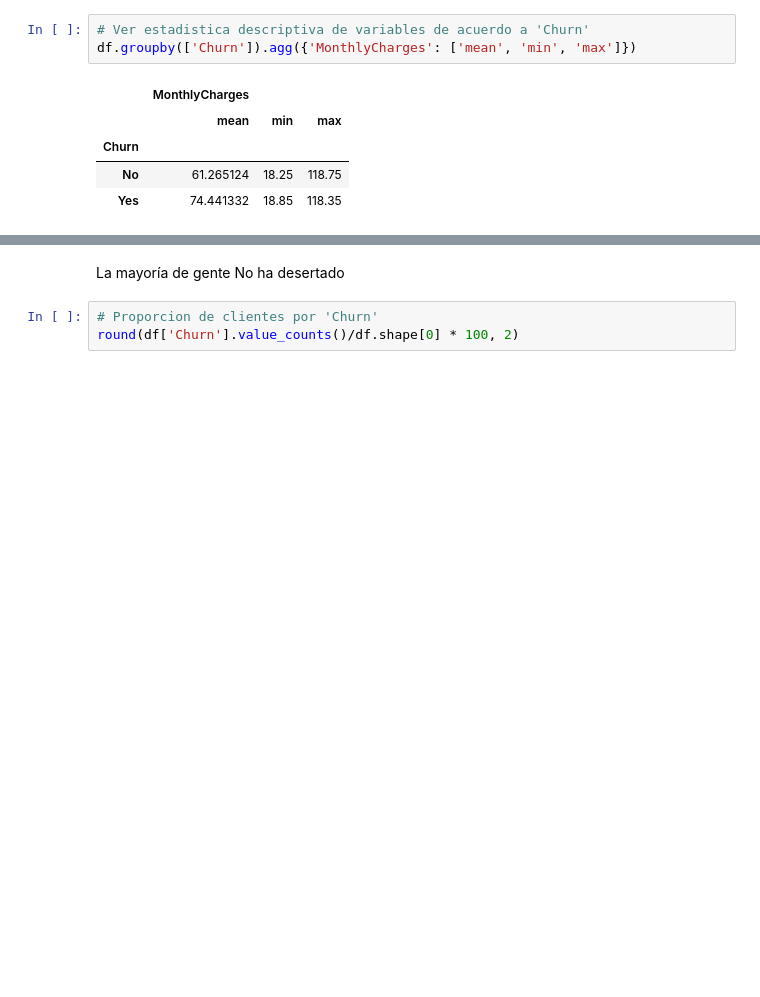
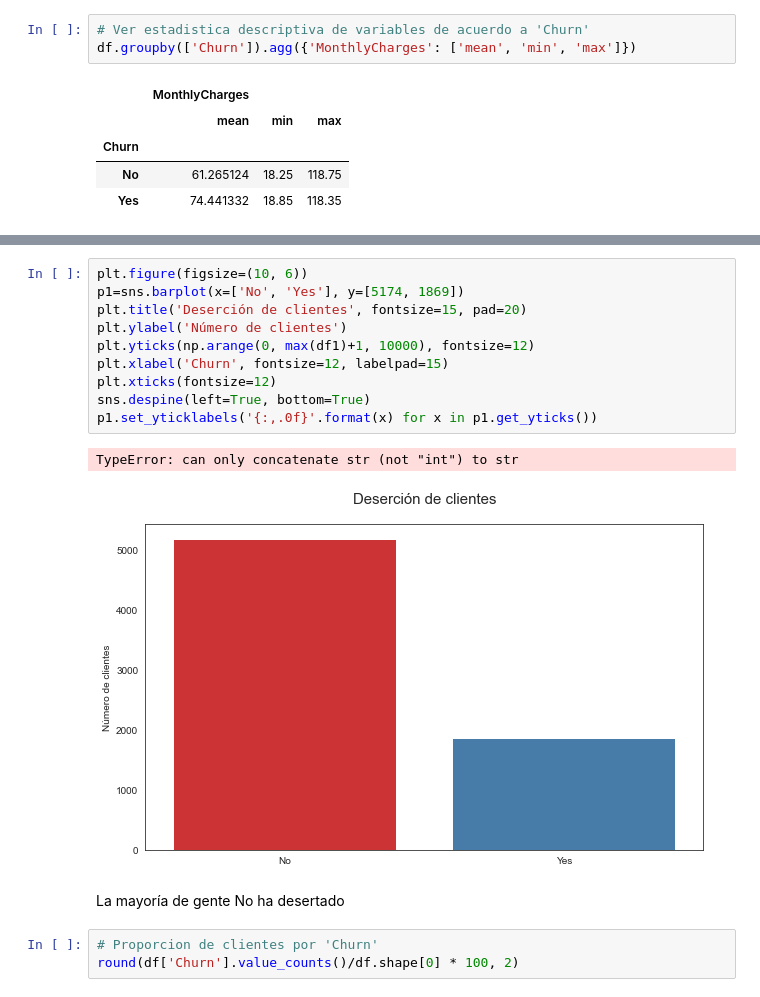
Before and after one commit to Martino94/Coding_Dojo, a Jupyter notebook: Modelo_churn/ProyectoII.ipynb, the cells around one changed output, grey strips where cells are left out. Cells and saved outputs as stored; diff of their text form; blank space fills up the shorter version.

```diff
--- a/Modelo_churn/ProyectoII.ipynb
+++ b/Modelo_churn/ProyectoII.ipynb
@@ -101,6 +108,19 @@ df['Churn'].value_counts()
 No     5174
 Yes    1869
 Name: Churn, dtype: int64
+# %%
+plt.figure(figsize=(10, 6))
+p1=sns.barplot(x=['No', 'Yes'], y=[5174, 1869])
+plt.title('Deserción de clientes', fontsize=15, pad=20)
+plt.ylabel('Número de clientes')
+plt.yticks(np.arange(0, max(df1)+1, 10000), fontsize=12)
+plt.xlabel('Churn', fontsize=12, labelpad=15)
+plt.xticks(fontsize=12)
+sns.despine(left=True, bottom=True)
+p1.set_yticklabels('{:,.0f}'.format(x) for x in p1.get_yticks())
+# %% [output]
+TypeError: can only concatenate str (not "int") to str
+[figure, added]
 # %% [markdown]
 La mayoría de gente No ha desertado
 # %%
```
Also changed, not shown: parts of 43 cells of this notebook, 1 other file.
